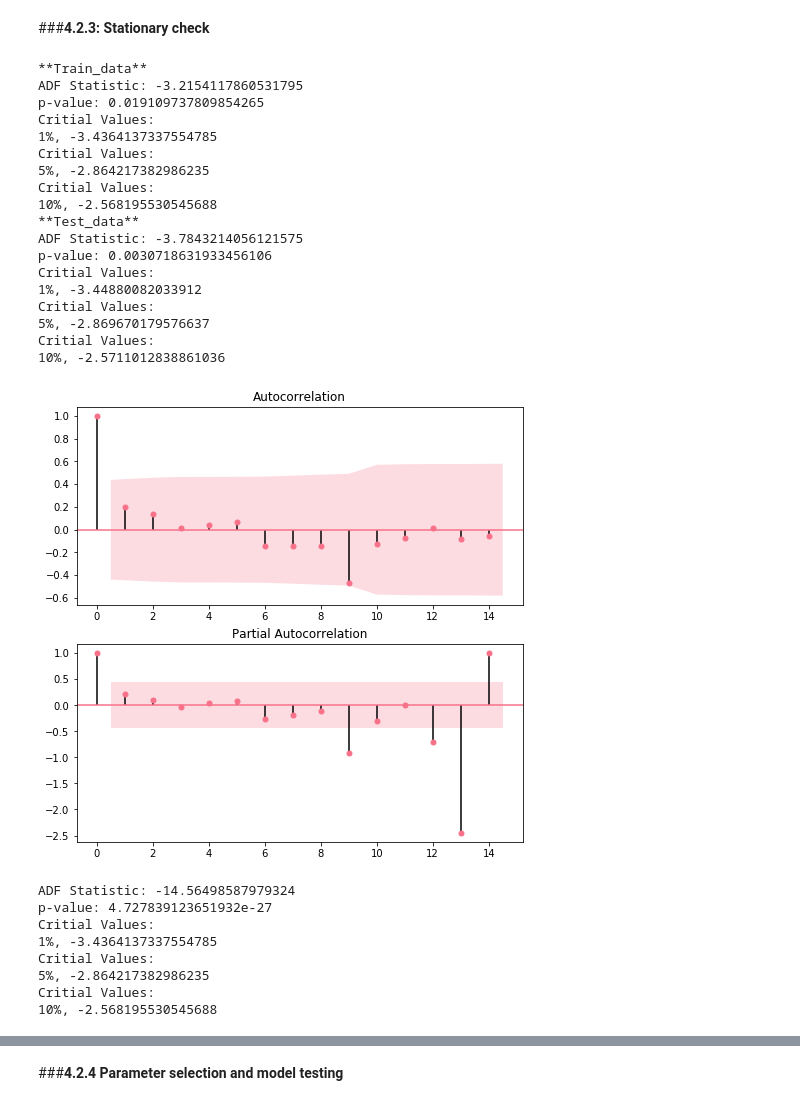
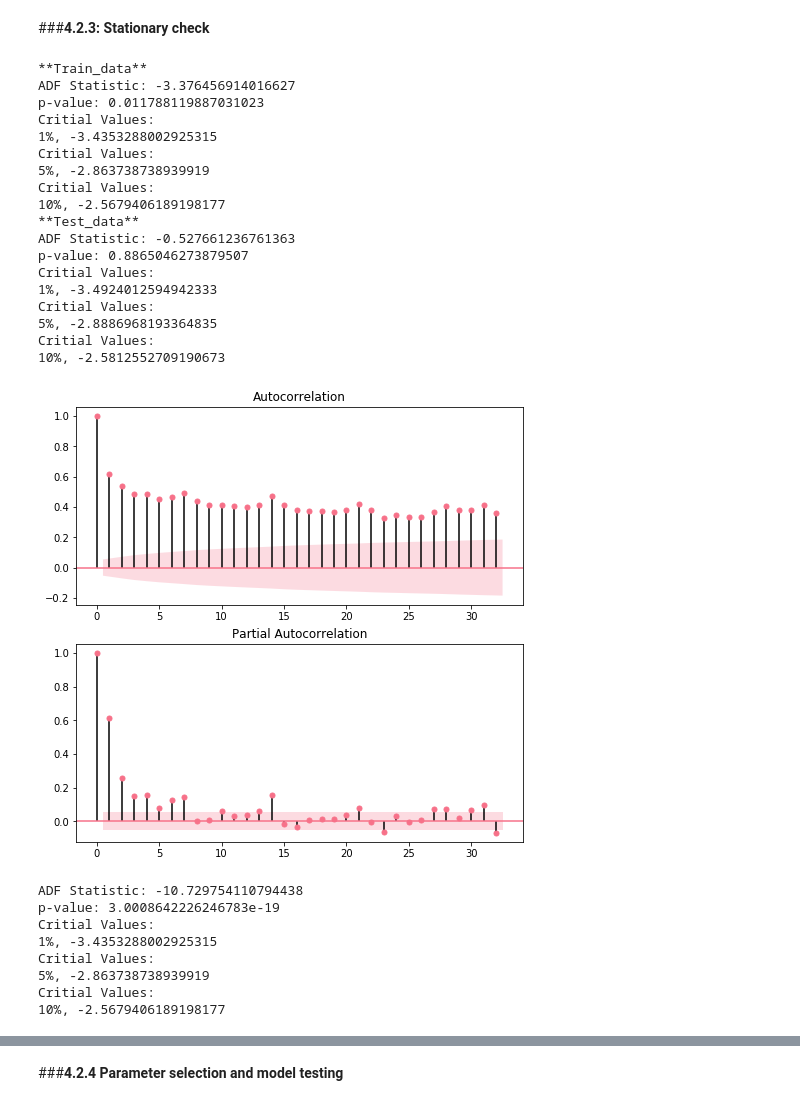
Before and after one commit to RuiyunHuang/Chicago_Crime_Analysis, a Jupyter notebook: Chicago_Crime.ipynb, the cells around one changed output, grey strips where cells are left out. Saved outputs shown, nothing was run; the diff lists cells and outputs as text; code cells hidden in the pictures.

```diff
--- a/Chicago_Crime.ipynb
+++ b/Chicago_Crime.ipynb
@@ -318,6 +318,8 @@ from statsmodels.tsa.arima_model import ARIMA
+# %%
+years=[2016, 2017, 2018, 2019]
 # %%
 raw_data['Date_only']=raw_data['Date'].dt.date
-train_crime_by_day = raw_data[(raw_data['Year'].isin(years))&(raw_data['Primary Type'] == Crime_type)].groupby('Date_only').size().rename('Number of crimes').reset_index()
+train_crime_by_day = raw_data[raw_data['Year'].isin(years)].groupby('Date_only').size().rename('Number of crimes').reset_index()
 train_crime_by_day['Date_only']=pd.to_datetime(train_crime_by_day['Date_only'])
 train_crime_by_day=train_crime_by_day.set_index('Date_only', drop=True)
 # %%
@@ -342,11 +367,8 @@ Text(0.5, 0.98, 'Multiplicative Decompose')
 # %% [markdown]
 ###**4.2.3: Stationary check**
-# %%
-train_crime_by_day = train_crime_by_day.asfreq('D')
-train_crime_by_day.index = pd.DatetimeIndex(start='2016-01-01', end='2019-12-31', freq='D')
 # %%
-train_data=train_crime_by_day.loc['2016-01-01':'2018-12-31']
-test_data=train_crime_by_day.loc['2019-01-01':]
+train_data=train_crime_by_day.loc[:'2019-08-31']
+test_data=train_crime_by_day.loc['2019-09-01':]
 # %%
 # stationary check
 def ADF_check(data):
@@ -363,44 +385,44 @@ print('**Test_data**')
 ADF_check(test_data)
 # %% [output]
 **Train_data**
-ADF Statistic: -3.2154117860531795
-p-value: 0.019109737809854265
+ADF Statistic: -3.376456914016627
+p-value: 0.011788119887031023
 Critial Values:
-1%, -3.4364137337554785
+1%, -3.4353288002925315
 Critial Values:
-5%, -2.864217382986235
+5%, -2.863738738939919
 Critial Values:
-10%, -2.568195530545688
+10%, -2.5679406189198177
 **Test_data**
-ADF Statistic: -3.7843214056121575
-p-value: 0.0030718631933456106
+ADF Statistic: -0.527661236761363
+p-value: 0.8865046273879507
 Critial Values:
-1%, -3.44880082033912
+1%, -3.4924012594942333
 Critial Values:
-5%, -2.869670179576637
+5%, -2.8886968193364835
 Critial Values:
-10%, -2.5711012838861036
+10%, -2.5812552709190673
 # %%
 from statsmodels.graphics.tsaplots import plot_acf
 from statsmodels.graphics.tsaplots import plot_pacf
 
 fig, ax = plt.subplots(nrows=2,ncols=1)
-plot_acf(train_data.values[0:20], ax = ax[0])
-plot_pacf(train_data.values[0:20], ax = ax[1])
+plot_acf(train_data.values, ax = ax[0])
+plot_pacf(train_data.values, ax = ax[1])
 display()
 # %% [output]
-[figure, old version]
+[figure, new version]
 # %%
 diff_1=train_data.diff().dropna()
 ADF_check(diff_1)
 # %% [output]
-ADF Statistic: -14.56498587979324
-p-value: 4.727839123651932e-27
+ADF Statistic: -10.729754110794438
+p-value: 3.0008642226246783e-19
 Critial Values:
-1%, -3.4364137337554785
+1%, -3.4353288002925315
 Critial Values:
-5%, -2.864217382986235
+5%, -2.863738738939919
 Critial Values:
-10%, -2.568195530545688
+10%, -2.5679406189198177
 # %%
 fig, ax = plt.subplots(nrows=2,ncols=1)
```
Also changed, not shown: parts of 22 cells of this notebook.
